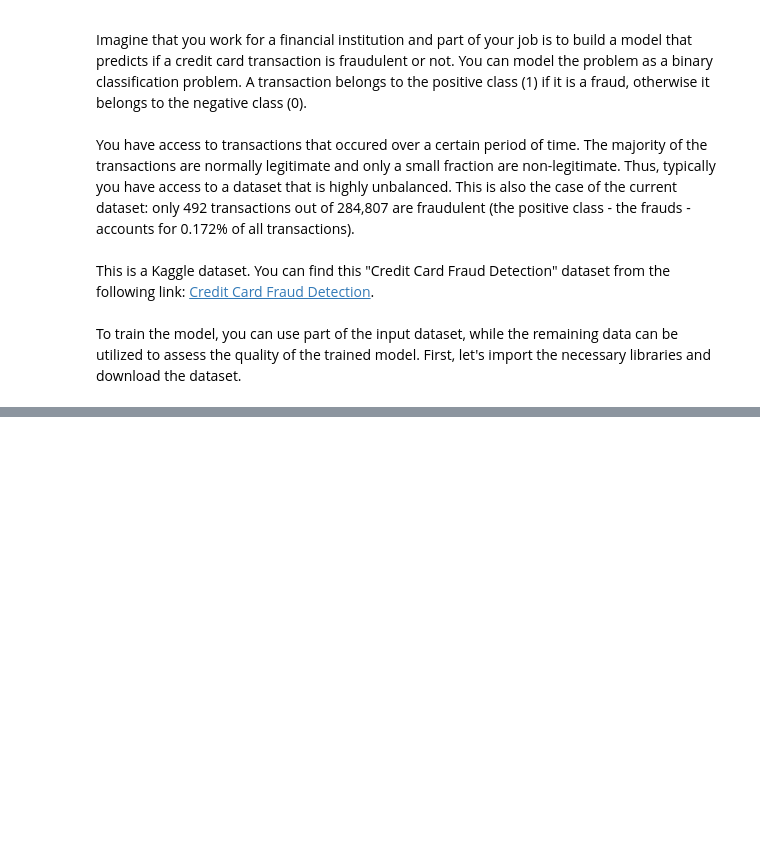
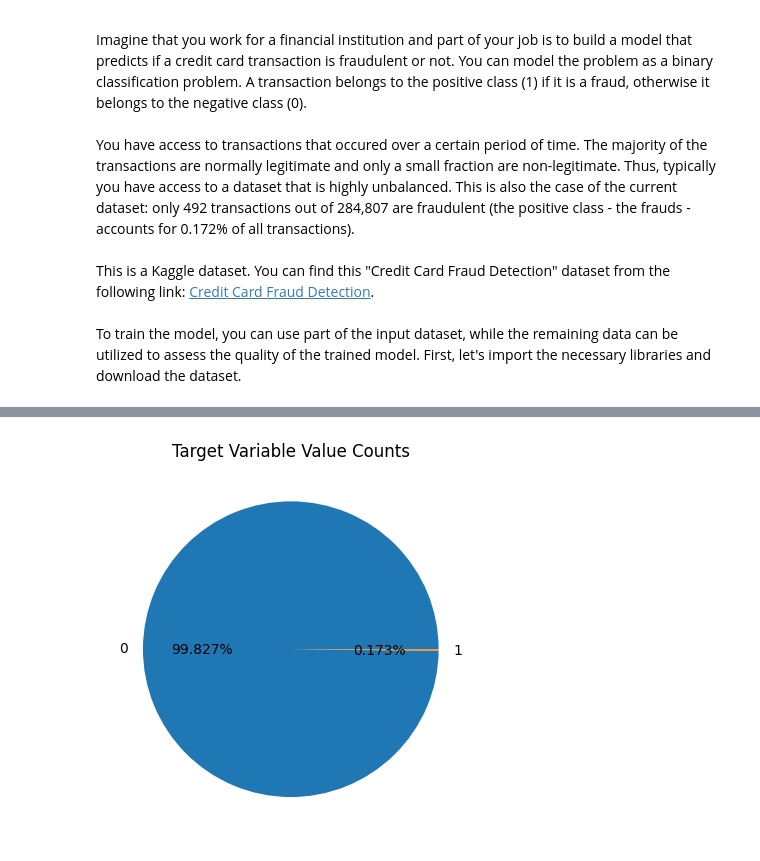
Before and after one commit to VishSeran/machine-learning-models, a Jupyter notebook: support-vector-machine-model/svm-model.ipynb, the cells around one changed output, grey strips where cells are left out. Saved outputs shown, nothing was run; the diff lists cells and outputs as text; code cells hidden in the pictures; blank space fills up the shorter version.

Commit message:
svm model Data Analysis

```diff
--- a/support-vector-machine-model/svm-model.ipynb
+++ b/support-vector-machine-model/svm-model.ipynb
@@ -23,0 +38,3 @@ In this lab you will consolidate your machine learning (ML) modeling skills by u
+# %%
+url= "https://cf-courses-data.s3.us.cloud-object-storage.appdomain.cloud/IBMDeveloperSkillsNetwork-ML0101EN-SkillsNetwork/labs/Module%203/data/creditcard.csv"
+file_name = "creditcard.csv"
@@ -23,0 +45,3 @@ In this lab you will consolidate your machine learning (ML) modeling skills by u
+# %%
+df = pd.read_csv(file_name)
+df.head()
@@ -23,0 +56,13 @@ In this lab you will consolidate your machine learning (ML) modeling skills by u
+# %%
+#get the distinct classes
+labels = df.Class.unique()# class means the category which the predicted value categorized
+
+sizes = df.Class.value_counts().values
+
+fig, ax = plt.subplots()
+
+ax.pie(sizes, labels=labels, autopct="%1.3f%%")
+ax.set_title("Target Variable Value Counts")
+plt.show()
+# %% [output]
+[figure, added]
```
Also changed, not shown: parts of 7 cells of this notebook.
